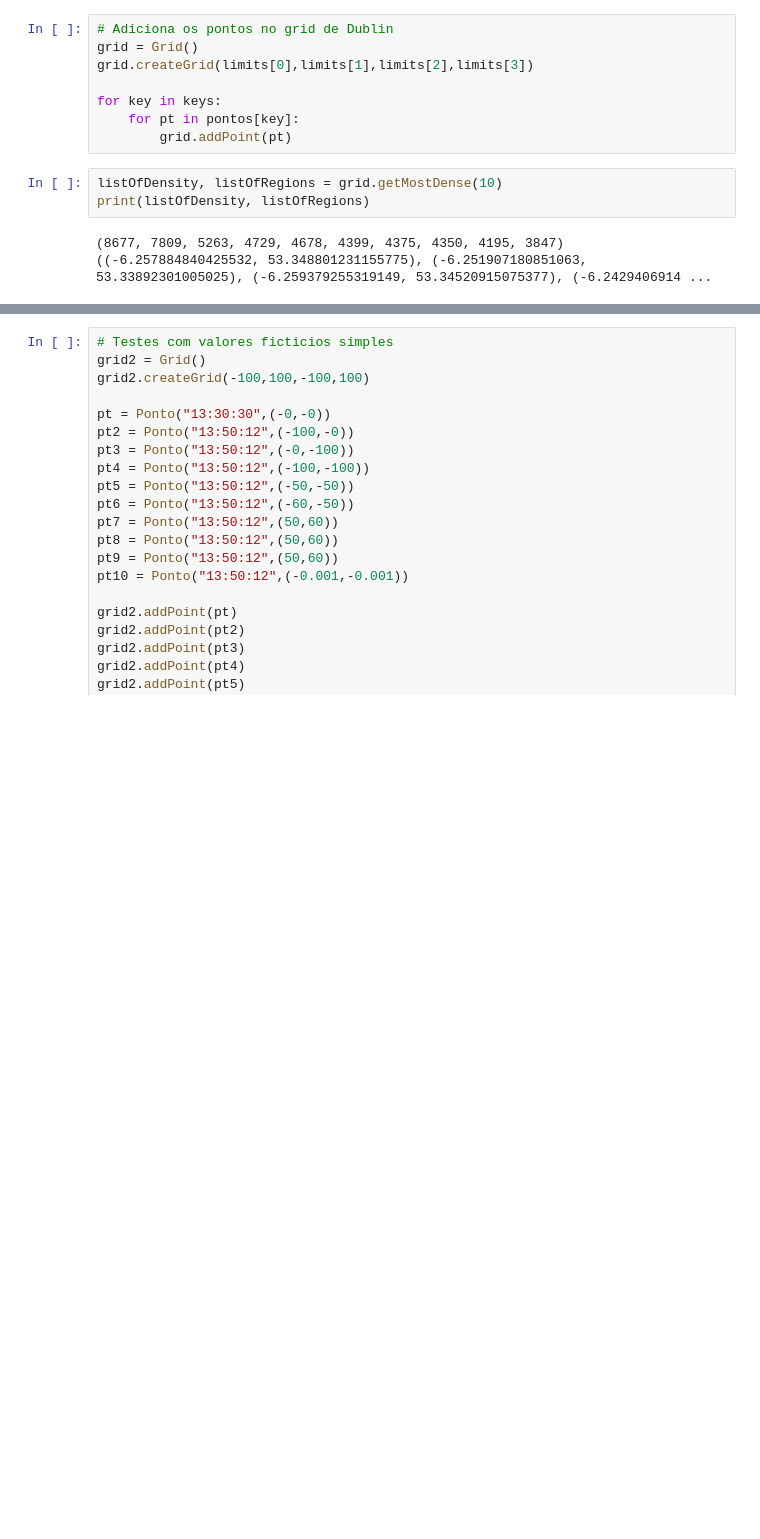
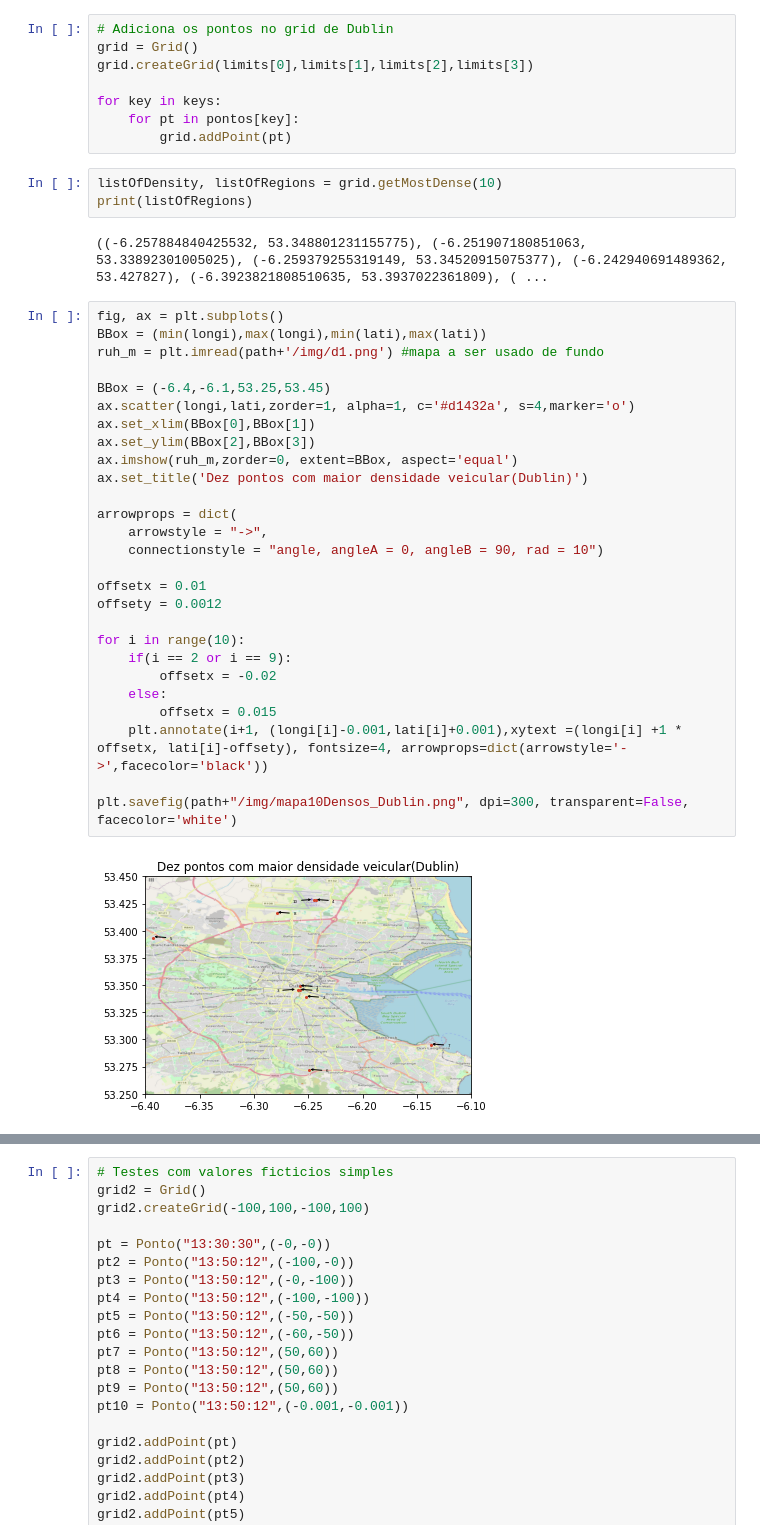
Before and after one commit to TulioNPL/Pesquisa, a Jupyter notebook: jupyter/matrix.ipynb, the cells around one changed output, grey strips where cells are left out. Cells and saved outputs as stored; diff of their text form; blank space fills up the shorter version.

Commit message:
Update: The analysis was update with most recent data and plots

```diff
--- a/jupyter/matrix.ipynb
+++ b/jupyter/matrix.ipynb
@@ -263,9 +263,38 @@ for key in keys:
         grid.addPoint(pt)
 # %%
 listOfDensity, listOfRegions = grid.getMostDense(10)
-print(listOfDensity, listOfRegions)
+print(listOfRegions)
 # %% [output]
-(8677, 7809, 5263, 4729, 4678, 4399, 4375, 4350, 4195, 3847) ((-6.257884840425532, 53.348801231155775), (-6.251907180851063, 53.33892301005025), (-6.259379255319149, 53.34520915075377), (-6.2429406914 ...
+((-6.257884840425532, 53.348801231155775), (-6.251907180851063, 53.33892301005025), (-6.259379255319149, 53.34520915075377), (-6.242940691489362, 53.427827), (-6.3923821808510635, 53.3937022361809), ( ...
+# %%
+fig, ax = plt.subplots()
+BBox = (min(longi),max(longi),min(lati),max(lati))
+ruh_m = plt.imread(path+'/img/d1.png') #mapa a ser usado de fundo
+
+BBox = (-6.4,-6.1,53.25,53.45)
+ax.scatter(longi,lati,zorder=1, alpha=1, c='#d1432a', s=4,marker='o')
+ax.set_xlim(BBox[0],BBox[1])
+ax.set_ylim(BBox[2],BBox[3])
+ax.imshow(ruh_m,zorder=0, extent=BBox, aspect='equal')
+ax.set_title('Dez pontos com maior densidade veicular(Dublin)')
+
+arrowprops = dict(
+    arrowstyle = "->",
+    connectionstyle = "angle, angleA = 0, angleB = 90, rad = 10")
+
+offsetx = 0.01
+offsety = 0.0012
+
+for i in range(10):
+    if(i == 2 or i == 9):
+        offsetx = -0.02
+    else:
+        offsetx = 0.015
+    plt.annotate(i+1, (longi[i]-0.001,lati[i]+0.001),xytext =(longi[i] +1 * offsetx, lati[i]-offsety), fontsize=4, arrowprops=dict(arrowstyle='->',facecolor='black'))
+
+plt.savefig(path+"/img/mapa10Densos_Dublin.png", dpi=300, transparent=False, facecolor='white')
+# %% [output]
+[figure, added]
 # %%
 def posOD():
     posOrigem = {}
```
Also changed, not shown: parts of 1 cell of this notebook, 5 other files.
